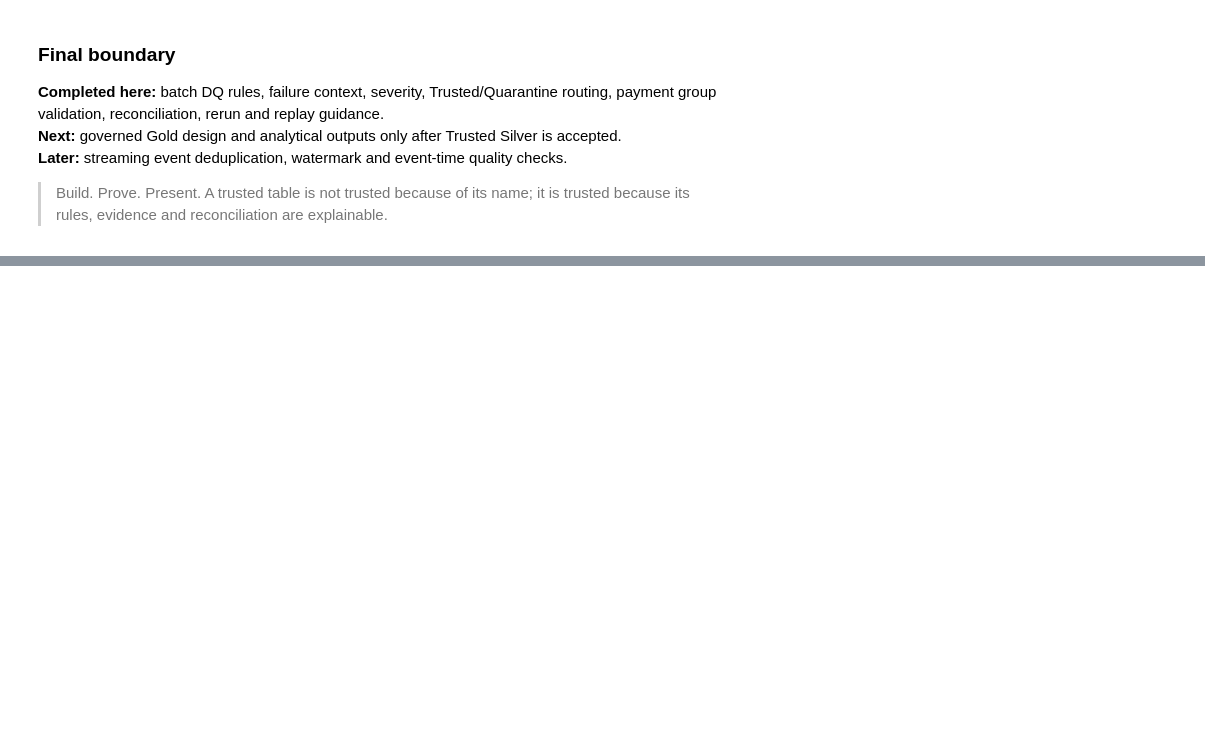
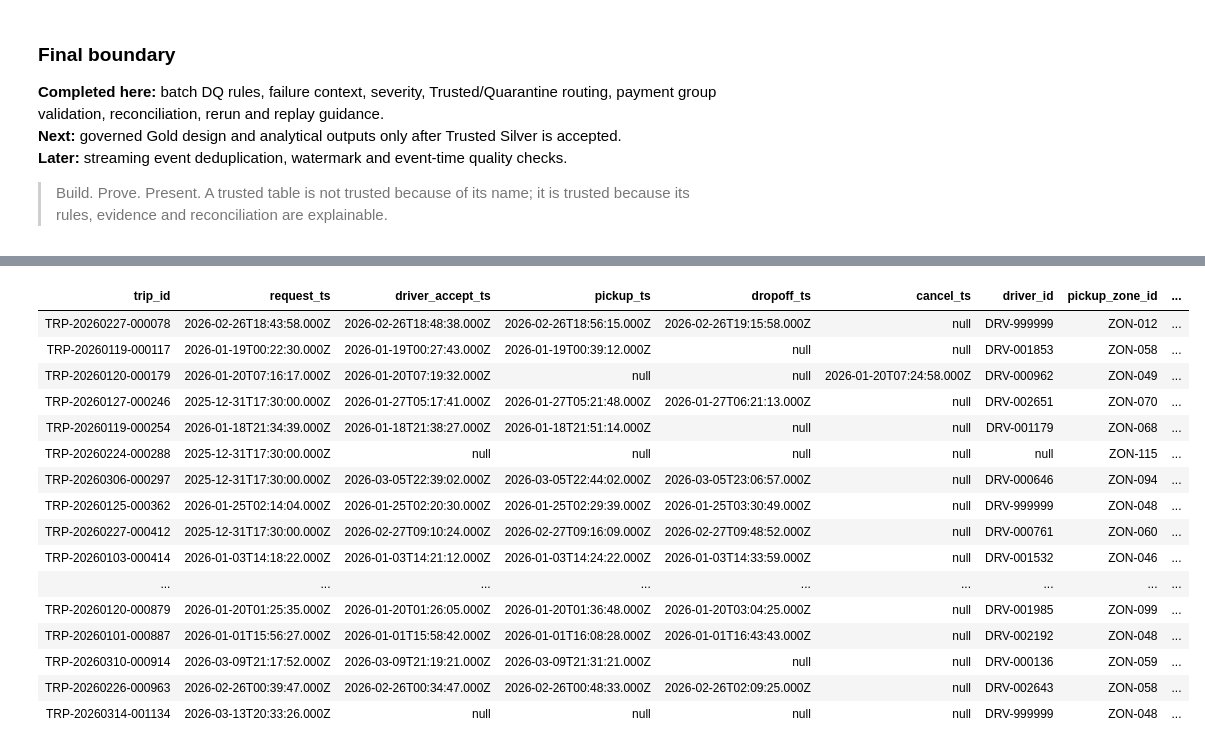
Before and after one commit to geethika626/bvrith-de-c1-team02-trippulse-urban-mobility-analytics, a Jupyter notebook: notebooks/04_data_quality_checks.ipynb, the cells around one changed output, grey strips where cells are left out. Saved outputs shown, nothing was run; the diff lists cells and outputs as text; code cells hidden in the pictures; blank space fills up the shorter version.

```diff
--- a/notebooks/04_data_quality_checks.ipynb
+++ b/notebooks/04_data_quality_checks.ipynb
@@ -1111,0 +1285,21 @@ SELECT 'rerun_check' AS check_name,
+# %%
+%sql
+SELECT * from quarantine_trips LIMIT 30;
+# %% [output]
+| trip_id | request_ts | driver_accept_ts | pickup_ts | dropoff_ts | cancel_ts | driver_id | pickup_zone_id | ... |
+| TRP-20260227-000078 | 2026-02-26T18:43:58.000Z | 2026-02-26T18:48:38.000Z | 2026-02-26T18:56:15.000Z | 2026-02-26T19:15:58.000Z | null | DRV-999999 | ZON-012 | ... |
+| TRP-20260119-000117 | 2026-01-19T00:22:30.000Z | 2026-01-19T00:27:43.000Z | 2026-01-19T00:39:12.000Z | null | null | DRV-001853 | ZON-058 | ... |
+| TRP-20260120-000179 | 2026-01-20T07:16:17.000Z | 2026-01-20T07:19:32.000Z | null | null | 2026-01-20T07:24:58.000Z | DRV-000962 | ZON-049 | ... |
+| TRP-20260127-000246 | 2025-12-31T17:30:00.000Z | 2026-01-27T05:17:41.000Z | 2026-01-27T05:21:48.000Z | 2026-01-27T06:21:13.000Z | null | DRV-002651 | ZON-070 | ... |
+| TRP-20260119-000254 | 2026-01-18T21:34:39.000Z | 2026-01-18T21:38:27.000Z | 2026-01-18T21:51:14.000Z | null | null | DRV-001179 | ZON-068 | ... |
+| TRP-20260224-000288 | 2025-12-31T17:30:00.000Z | null | null | null | null | null | ZON-115 | ... |
+| TRP-20260306-000297 | 2025-12-31T17:30:00.000Z | 2026-03-05T22:39:02.000Z | 2026-03-05T22:44:02.000Z | 2026-03-05T23:06:57.000Z | null | DRV-000646 | ZON-094 | ... |
+| TRP-20260125-000362 | 2026-01-25T02:14:04.000Z | 2026-01-25T02:20:30.000Z | 2026-01-25T02:29:39.000Z | 2026-01-25T03:30:49.000Z | null | DRV-999999 | ZON-048 | ... |
+| TRP-20260227-000412 | 2025-12-31T17:30:00.000Z | 2026-02-27T09:10:24.000Z | 2026-02-27T09:16:09.000Z | 2026-02-27T09:48:52.000Z | null | DRV-000761 | ZON-060 | ... |
+| TRP-20260103-000414 | 2026-01-03T14:18:22.000Z | 2026-01-03T14:21:12.000Z | 2026-01-03T14:24:22.000Z | 2026-01-03T14:33:59.000Z | null | DRV-001532 | ZON-046 | ... |
+| ... | ... | ... | ... | ... | ... | ... | ... | ... |
+| TRP-20260120-000879 | 2026-01-20T01:25:35.000Z | 2026-01-20T01:26:05.000Z | 2026-01-20T01:36:48.000Z | 2026-01-20T03:04:25.000Z | null | DRV-001985 | ZON-099 | ... |
+| TRP-20260101-000887 | 2026-01-01T15:56:27.000Z | 2026-01-01T15:58:42.000Z | 2026-01-01T16:08:28.000Z | 2026-01-01T16:43:43.000Z | null | DRV-002192 | ZON-048 | ... |
+| TRP-20260310-000914 | 2026-03-09T21:17:52.000Z | 2026-03-09T21:19:21.000Z | 2026-03-09T21:31:21.000Z | null | null | DRV-000136 | ZON-059 | ... |
+| TRP-20260226-000963 | 2026-02-26T00:39:47.000Z | 2026-02-26T00:34:47.000Z | 2026-02-26T00:48:33.000Z | 2026-02-26T02:09:25.000Z | null | DRV-002643 | ZON-058 | ... |
+| TRP-20260314-001134 | 2026-03-13T20:33:26.000Z | null | null | null | null | DRV-999999 | ZON-048 | ... |
```
Also changed, not shown: parts of 6 cells of this notebook.
